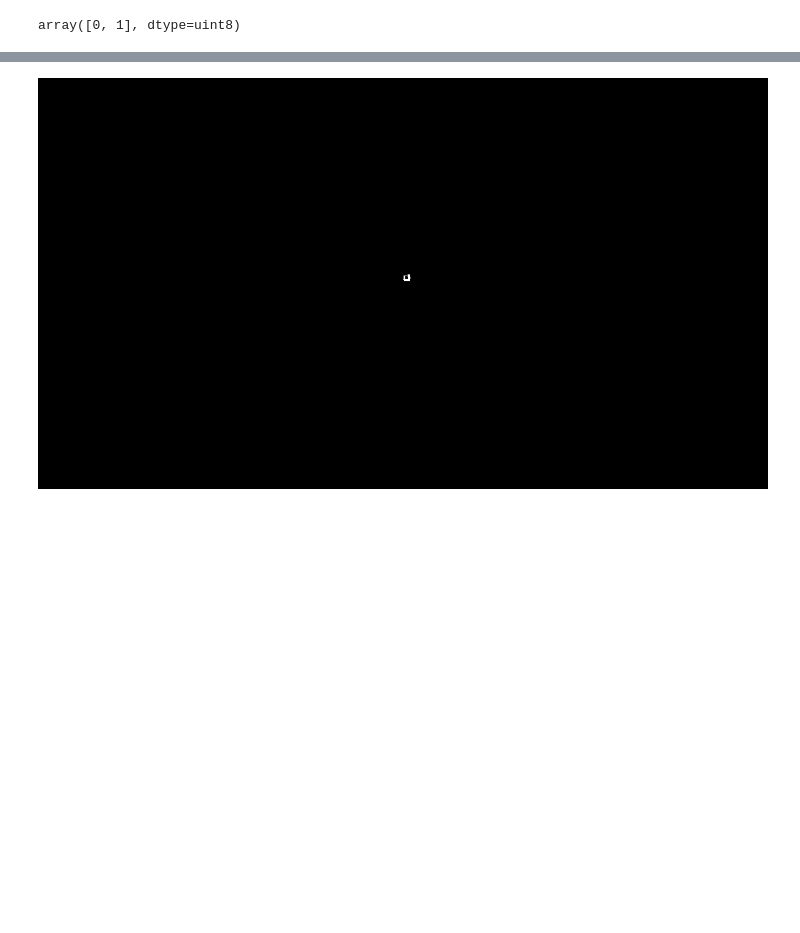
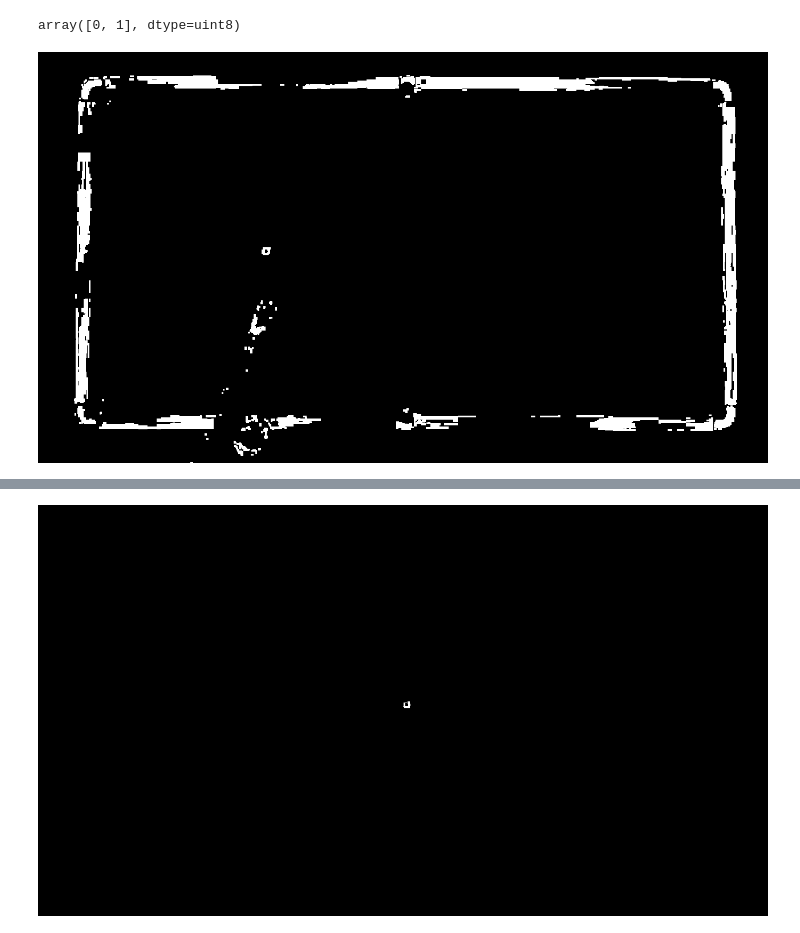
Before and after one commit to MarceloTrapano/CV, a Jupyter notebook: Project2/snooker.ipynb, the cells around one changed output, grey strips where cells are left out. Cells and saved outputs as stored; diff of their text form; code cells hidden in the pictures; blank space fills up the shorter version.

```diff
--- a/Project2/snooker.ipynb
+++ b/Project2/snooker.ipynb
@@ -91,3 +98,8 @@ show_image(cv2.morphologyEx(cv2.bitwise_and(cv2.bitwise_and(sep_1,sep_2), sep_3)
 np.unique(ball_separator(frame,"red")//255)
 # %% [output]
 array([0, 1], dtype=uint8)
+# %%
+sep_3 = threshold(cv2.cvtColor(frame, cv2.COLOR_RGB2HSV)[:,:,1], 120, 180)
+show_image(cv2.morphologyEx(sep_3, cv2.MORPH_OPEN, kernel=np.ones((3,3))))
+# %% [output]
+[figure, added]
```
Also changed, not shown: parts of 6 cells of this notebook, 2 other files.
